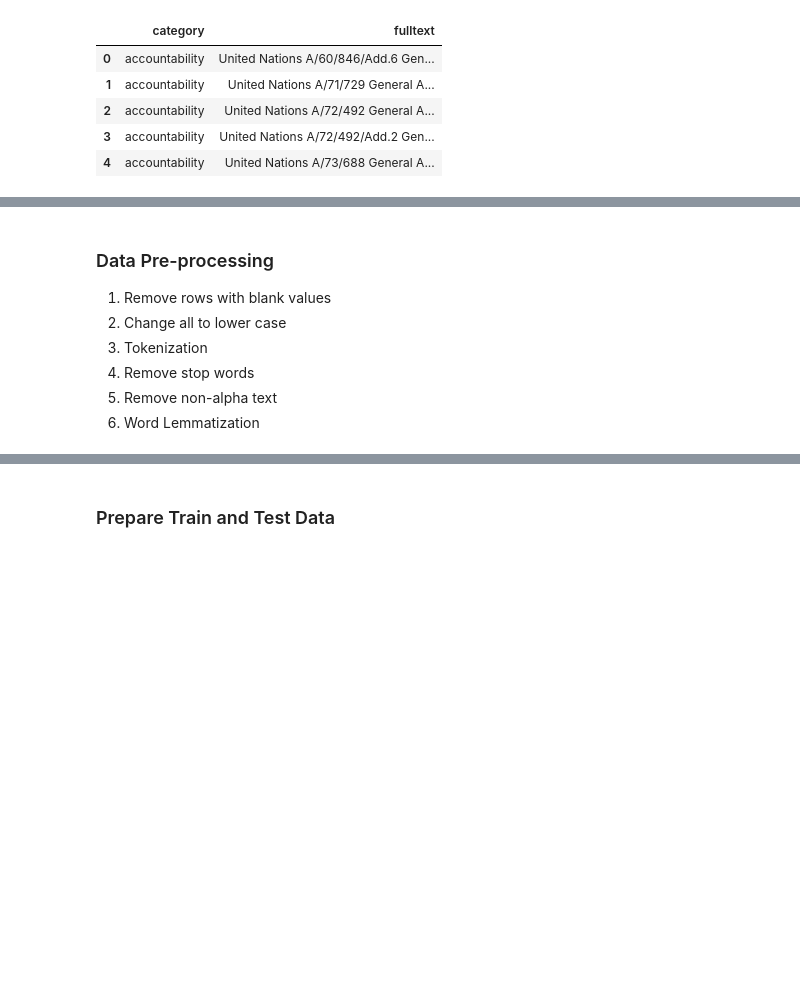
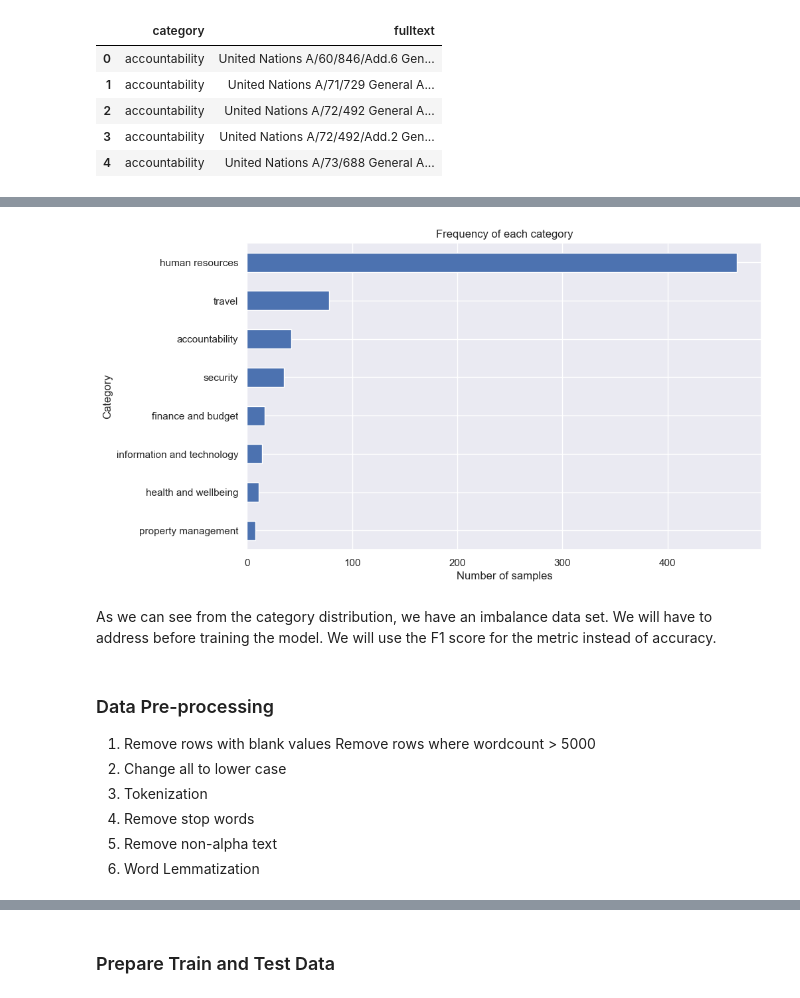
Before and after one commit to cdungca/document-classifier-final, a Jupyter notebook: main.ipynb, the cells around one changed output, grey strips where cells are left out. Saved outputs shown, nothing was run; the diff lists cells and outputs as text; code cells hidden in the pictures; blank space fills up the shorter version.

```diff
--- a/main.ipynb
+++ b/main.ipynb
@@ -106,7 +149,19 @@ plt.show()
+# %%
+# show category distribution bar horizontal
+Corpus["category"].value_counts(ascending=True).plot(kind='barh', figsize=(10, 6))
+plt.xlabel('Number of samples')
+plt.ylabel('Category')
+plt.title('Frequency of each category')
+plt.show()
+# %% [output]
+[figure, added]
+# %% [markdown]
+As we can see from the category distribution, we have an imbalance data set. We will have to address before training the model. We will use the F1 score for the metric instead of accuracy.
 # %% [markdown]
 ### Data Pre-processing
 
 1. Remove rows with blank values
+Remove rows where wordcount > 5000
 2. Change all to lower case
 3. Tokenization
 4. Remove stop words
```
Also changed, not shown: parts of 88 cells of this notebook, 20 other files.
